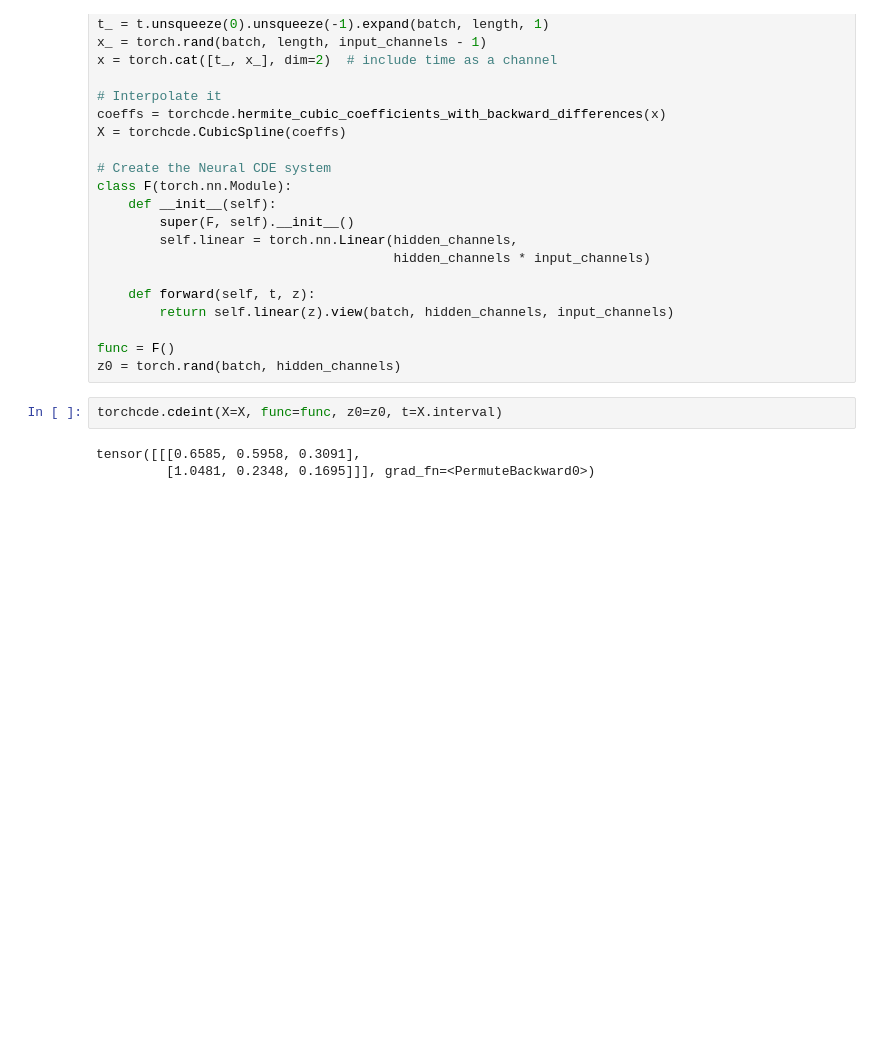
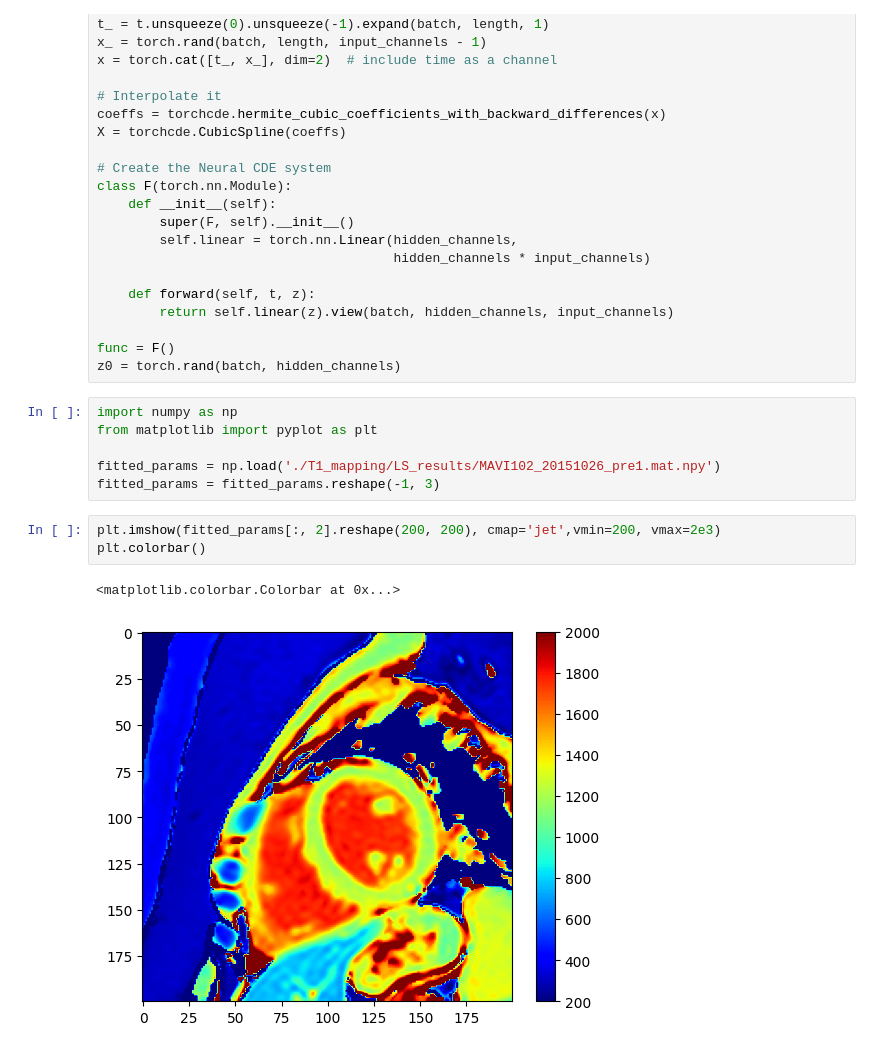
Before and after one commit to YiZhang025/NeuralCDE, a Jupyter notebook: example.ipynb, the cells around one changed output. Saved outputs shown, nothing was run; the diff lists cells and outputs as text; blank space fills up the shorter version.

```diff
--- a/example.ipynb
+++ b/example.ipynb
@@ -26,8 +26,15 @@ class F(torch.nn.Module):
 
 func = F()
 z0 = torch.rand(batch, hidden_channels)
-# %%
-torchcde.cdeint(X=X, func=func, z0=z0, t=X.interval)
-# %% [output]
-tensor([[[0.6585, 0.5958, 0.3091],
-         [1.0481, 0.2348, 0.1695]]], grad_fn=<PermuteBackward0>)
+# %%
+import numpy as np
+from matplotlib import pyplot as plt
+
+fitted_params = np.load('./T1_mapping/LS_results/MAVI102_20151026_pre1.mat.npy')
+fitted_params = fitted_params.reshape(-1, 3)
+# %%
+plt.imshow(fitted_params[:, 2].reshape(200, 200), cmap='jet',vmin=200, vmax=2e3)
+plt.colorbar()
+# %% [output]
+<matplotlib.colorbar.Colorbar at 0x...>
+[figure, added]
```
Also changed, not shown: 18 other files.
